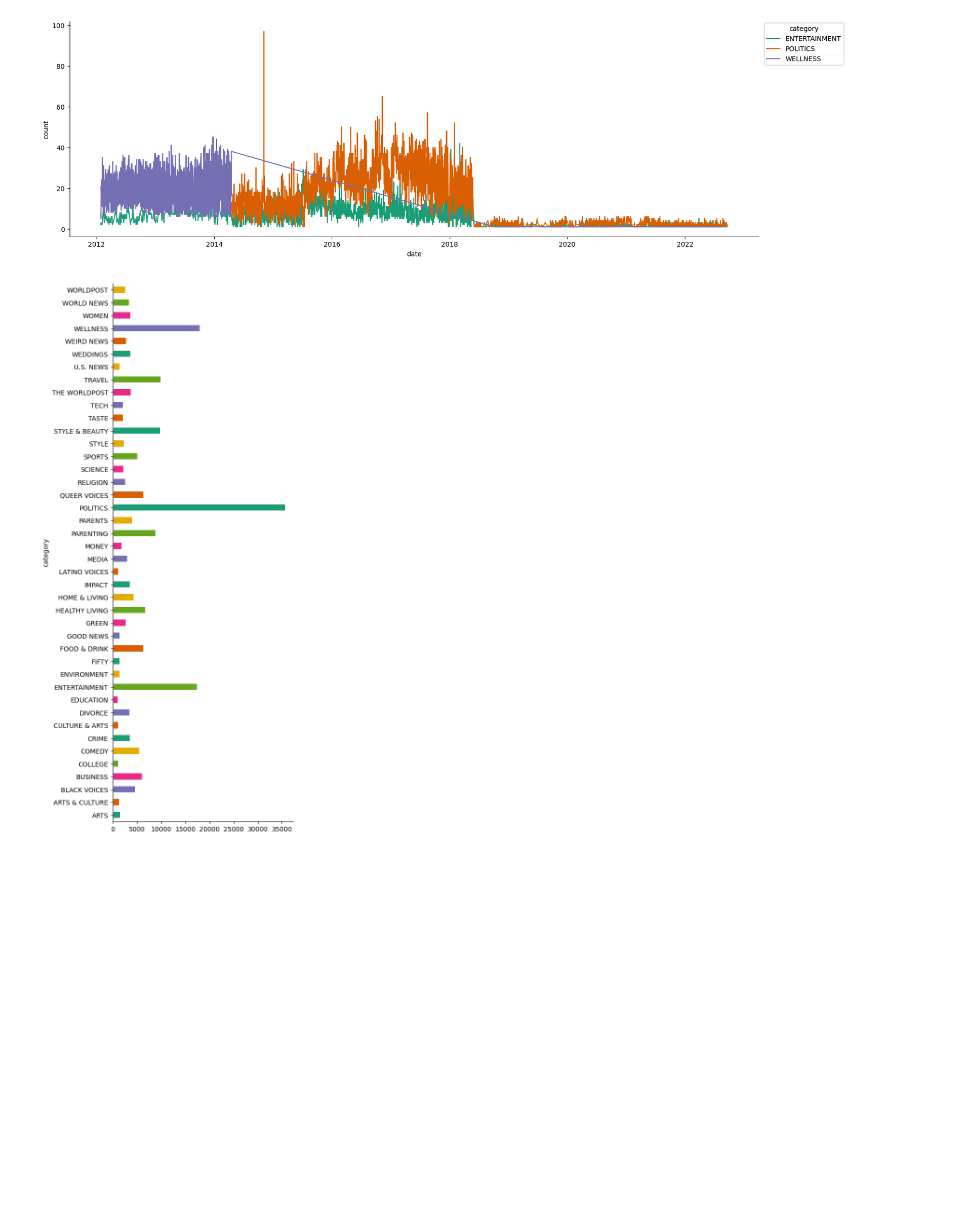
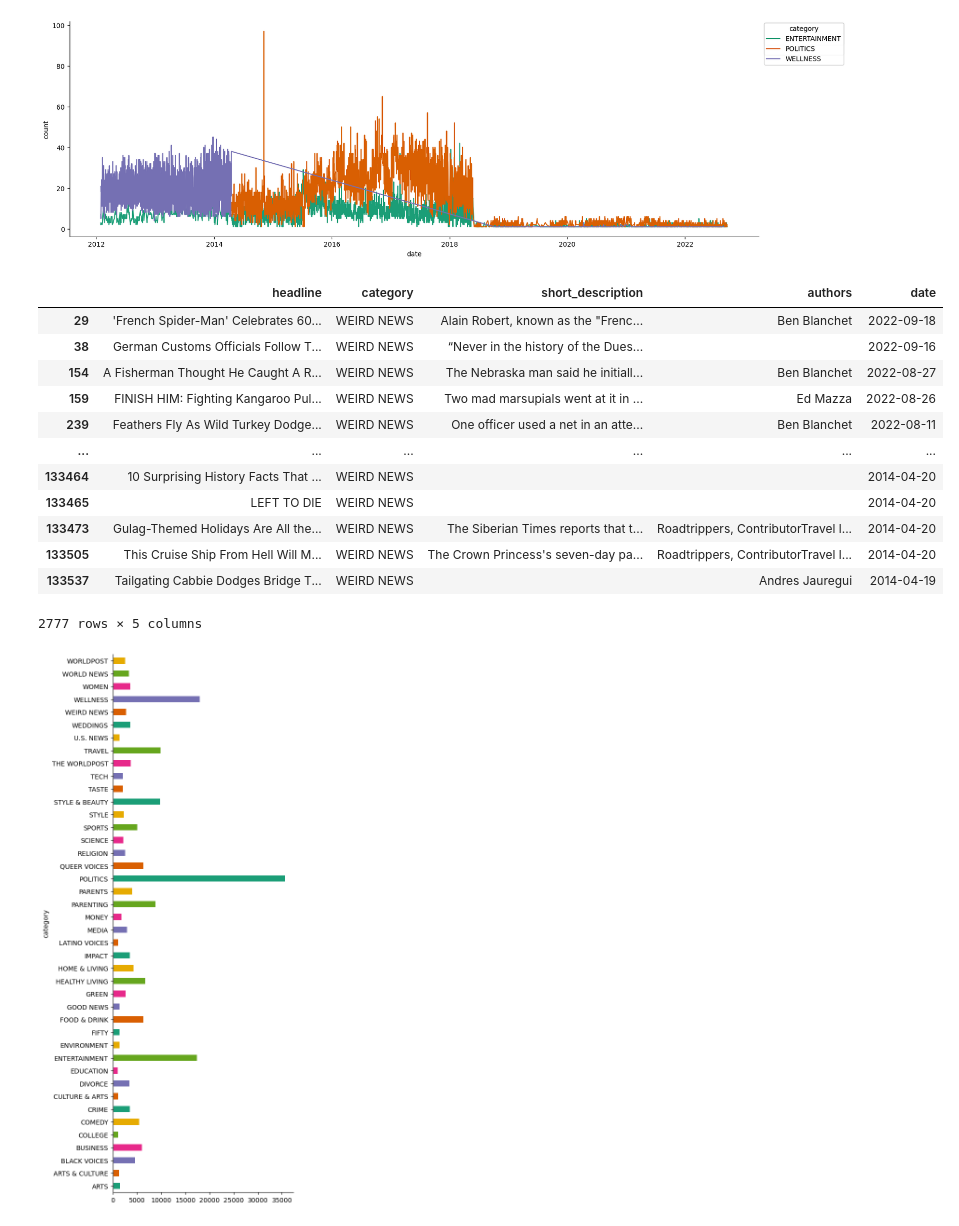
Before and after one commit to messi10tom/Fake-news-Generator, a Jupyter notebook: Copy_of_notebook5f405768e2.ipynb, the cells around one changed output. Drawn from its saved outputs; the diff is of its cells as text; code cells hidden in the pictures; blank space fills up the shorter version.

```diff
--- a/Copy_of_notebook5f405768e2.ipynb
+++ b/Copy_of_notebook5f405768e2.ipynb
@@ -46,6 +47,22 @@ plt.xlabel('date')
 _ = plt.ylabel('count')
 # %% [output]
 [figure]
+# %%
+data.loc[data['category'].isin(['WEIRD NEWS'])]
+# %% [output]
+|  | headline | category | short_description | authors | date |
+| 29 | 'French Spider-Man' Celebrates 60... | WEIRD NEWS | Alain Robert, known as the "Frenc... | Ben Blanchet | 2022-09-18 |
+| 38 | German Customs Officials Follow T... | WEIRD NEWS | “Never in the history of the Dues... |  | 2022-09-16 |
+| 154 | A Fisherman Thought He Caught A R... | WEIRD NEWS | The Nebraska man said he initiall... | Ben Blanchet | 2022-08-27 |
+| 159 | FINISH HIM: Fighting Kangaroo Pul... | WEIRD NEWS | Two mad marsupials went at it in ... | Ed Mazza | 2022-08-26 |
+| 239 | Feathers Fly As Wild Turkey Dodge... | WEIRD NEWS | One officer used a net in an atte... | Ben Blanchet | 2022-08-11 |
+| ... | ... | ... | ... | ... | ... |
+| 133464 | 10 Surprising History Facts That ... | WEIRD NEWS |  |  | 2014-04-20 |
+| 133465 | LEFT TO DIE | WEIRD NEWS |  |  | 2014-04-20 |
+| 133473 | Gulag-Themed Holidays Are All the... | WEIRD NEWS | The Siberian Times reports that t... | Roadtrippers, ContributorTravel l... | 2014-04-20 |
+| 133505 | This Cruise Ship From Hell Will M... | WEIRD NEWS | The Crown Princess's seven-day pa... | Roadtrippers, ContributorTravel l... | 2014-04-20 |
+| 133537 | Tailgating Cabbie Dodges Bridge T... | WEIRD NEWS |  | Andres Jauregui | 2014-04-19 |
+2777 rows × 5 columns
 # %%
 plt.figure(figsize=(5, 15))
 data.groupby('category').size().plot(kind='barh', color=sns.palettes.mpl_palette('Dark2'))
```
Also changed, not shown: parts of 8 cells of this notebook.
